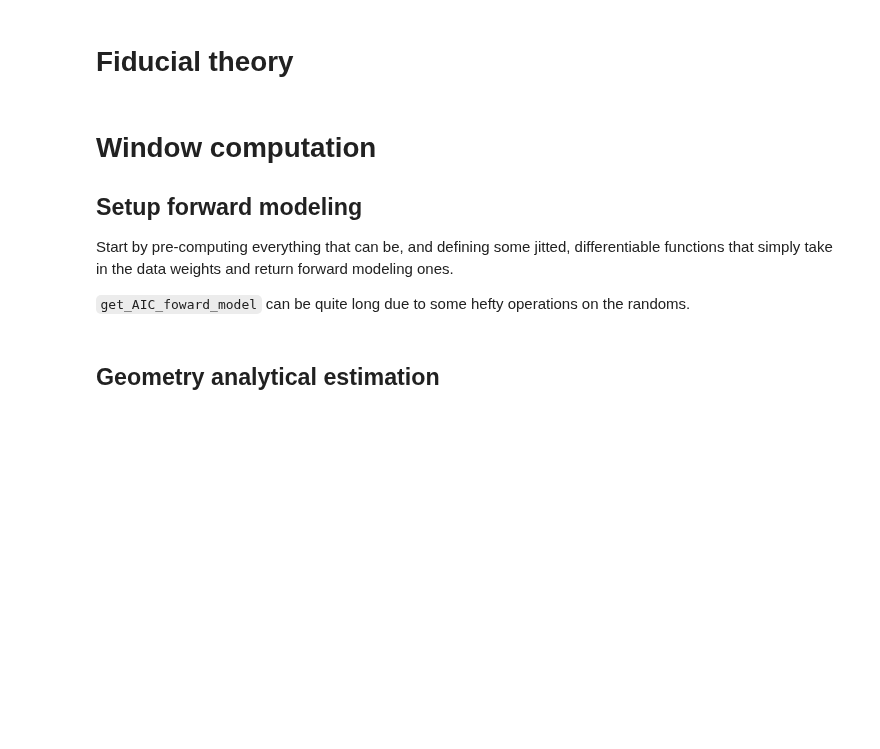
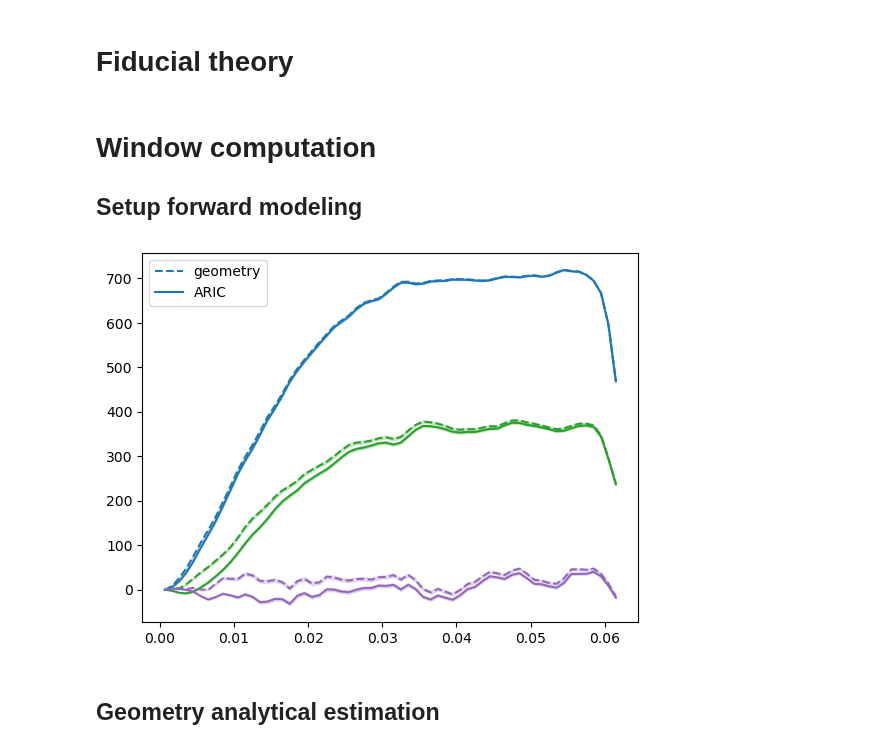
Before and after one commit to domichbt/DESI_forward_window, a Jupyter notebook: notebooks/example_window.ipynb, the cells around one changed output. Saved outputs shown, nothing was run; the diff lists cells and outputs as text; code cells hidden in the pictures; blank space fills up the shorter version.

```diff
--- a/notebooks/example_window.ipynb
+++ b/notebooks/example_window.ipynb
@@ -71 +77,7 @@ mask_is_randoms = jnp.invert(mask_is_data)
+# %%
+pos_min, pos_max = _get_extent(positions)
+boxcenter = 0.5 * (pos_min + pos_max)
+# %%
+get_RIC_weights = get_RIC_forward_model(data_positions=positions[mask_is_data], randoms_positions=positions[mask_is_randoms], randoms_weights=stored_weights[mask_is_randoms], boxcenter=boxcenter, boxsize=boxsize, n_bins_RIC=n_bins_RIC)
+get_AIC_weights = get_AIC_foward_model(data_weights=stored_weights[mask_is_data], randoms_weights=stored_weights[mask_is_randoms], template_values=template_values, mask_is_data=mask_is_data, n_bins=n_bins_AIC)
 # %%
@@ -95,13 +108,6 @@ theory = fiducial_planck_2018(jnp.arange(0.0, mattrs.knyq.max(), 0.001)) # Stop
 # Window computation
 
 ## Setup forward modeling
-
-Start by pre-computing everything that can be, and defining some jitted, differentiable functions that simply take in the data weights and return forward modeling ones.
-
-`get_AIC_foward_model` can be quite long due to some hefty operations on the randoms.
-# %%
-get_RIC_weights = get_RIC_forward_model(data=data, randoms=randoms, n_bins_RIC=n_bins_RIC)
-get_AIC_weights = get_AIC_foward_model(data=data, randoms=randoms, template_values=template_values, mask_is_data=mask_is_data, n_bins=n_bins_AIC)
 # %%
 forward_model_pk = jax.jit(
     partial(
@@ -117,13 +123,36 @@ forward_model_pk = jax.jit(
 )
 # left: seed, data, randoms_mesh, get_AIC_weights, get_RIC_weights
 # %%
-pks_geo = [forward_model_pk(seed=jax.random.key(seed), data=data, randoms_mesh=randoms_mesh, get_RIC_weights=None, get_AIC_weights=None) for seed in tqdm(range(100))]
-pks_ARIC = [forward_model_pk(seed=jax.random.key(seed), data=data, randoms_mesh=randoms_mesh, get_RIC_weights=get_RIC_weights, get_AIC_weights=get_AIC_weights) for seed in tqdm(range(100))]
+nreal_fw = 1000
+pks_geo = [forward_model_pk(seed=jax.random.key(seed), data=data, randoms_mesh=randoms_mesh, get_RIC_weights=None, get_AIC_weights=None) for seed in tqdm(range(nreal_fw))]
+pks_ARIC = [forward_model_pk(seed=jax.random.key(seed), data=data, randoms_mesh=randoms_mesh, get_RIC_weights=get_RIC_weights, get_AIC_weights=get_AIC_weights) for seed in tqdm(range(nreal_fw))]
 # %%
 pks_geo_mean = mean(pks_geo)
 pks_geo_cov = cov(pks_geo)
 pks_ARIC_mean = mean(pks_ARIC)
 pks_ARIC_cov = cov(pks_ARIC)
+# %%
+for ell in [0, 2, 4]:
+    color = f"C{ell}"
+    pole = pks_geo_mean.get(ell)
+    std = pks_geo_cov.at.observable.get(ell).std() / jnp.sqrt(nreal_fw)
+    plt.plot(pole.coords('k'), pole.coords('k')*pole.value(), color=color, ls="--", label="geometry")
+    plt.fill_between(pole.coords('k'),
+                     pole.coords('k')*(pole.value()-std),
+                     pole.coords('k')*(pole.value()+std),
+                     color=color, alpha=0.2)
+
+    pole = pks_ARIC_mean.get(ell)
+    std = pks_ARIC_cov.at.observable.get(ell).std() / jnp.sqrt(nreal_fw)
+    plt.plot(pole.coords('k'), pole.coords('k')*pole.value(), color=color, ls="-", label="ARIC")
+    plt.fill_between(pole.coords('k'),
+                     pole.coords('k')*(pole.value()-std),
+                     pole.coords('k')*(pole.value()+std),
+                     color=color, alpha=0.2)
+    if ell == 0:
+        plt.legend()
+# %% [output]
+[figure, added]
 # %% [markdown]
 ## Geometry analytical estimation
 # %%
```
Also changed, not shown: parts of 10 cells of this notebook, 2 other files.
